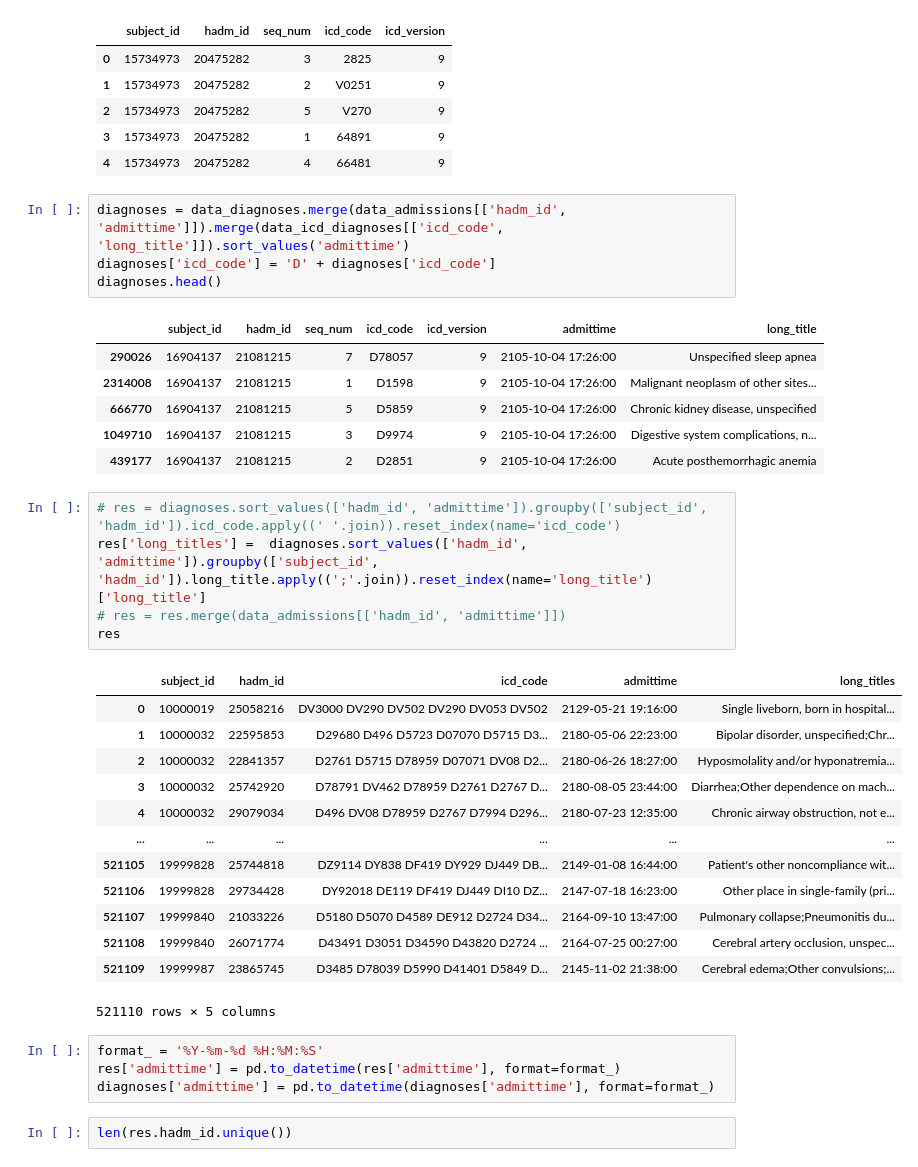
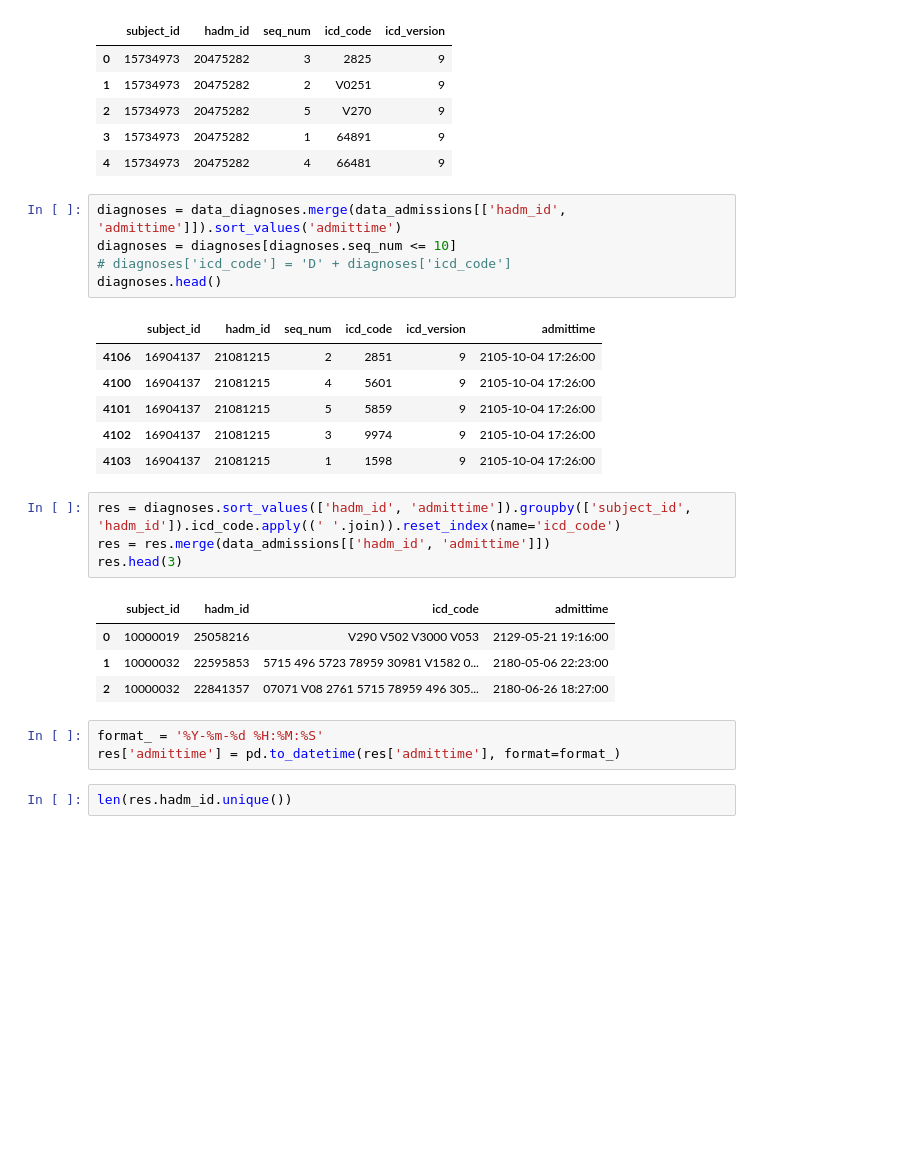
Before and after one commit to maslenkovas/aki_prediction, a Jupyter notebook: other/preprocessing.ipynb, the cells around one changed output. Saved outputs shown, nothing was run; the diff lists cells and outputs as text; blank space fills up the shorter version.

```diff
--- a/other/preprocessing.ipynb
+++ b/other/preprocessing.ipynb
@@ -1248,39 +1337,29 @@ data_diagnoses.head()
 | 3 | 15734973 | 20475282 | 1 | 64891 | 9 |
 | 4 | 15734973 | 20475282 | 4 | 66481 | 9 |
 # %%
-diagnoses = data_diagnoses.merge(data_admissions[['hadm_id', 'admittime']]).merge(data_icd_diagnoses[['icd_code', 'long_title']]).sort_values('admittime')
-diagnoses['icd_code'] = 'D' + diagnoses['icd_code']
+diagnoses = data_diagnoses.merge(data_admissions[['hadm_id', 'admittime']]).sort_values('admittime')
+diagnoses = diagnoses[diagnoses.seq_num <= 10]
+# diagnoses['icd_code'] = 'D' + diagnoses['icd_code']
 diagnoses.head()
 # %% [output]
-|  | subject_id | hadm_id | seq_num | icd_code | icd_version | admittime | long_title |
-| 290026 | 16904137 | 21081215 | 7 | D78057 | 9 | 2105-10-04 17:26:00 | Unspecified sleep apnea |
-| 2314008 | 16904137 | 21081215 | 1 | D1598 | 9 | 2105-10-04 17:26:00 | Malignant neoplasm of other sites... |
-| 666770 | 16904137 | 21081215 | 5 | D5859 | 9 | 2105-10-04 17:26:00 | Chronic kidney disease, unspecified |
-| 1049710 | 16904137 | 21081215 | 3 | D9974 | 9 | 2105-10-04 17:26:00 | Digestive system complications, n... |
-| 439177 | 16904137 | 21081215 | 2 | D2851 | 9 | 2105-10-04 17:26:00 | Acute posthemorrhagic anemia |
+|  | subject_id | hadm_id | seq_num | icd_code | icd_version | admittime |
+| 4106 | 16904137 | 21081215 | 2 | 2851 | 9 | 2105-10-04 17:26:00 |
+| 4100 | 16904137 | 21081215 | 4 | 5601 | 9 | 2105-10-04 17:26:00 |
+| 4101 | 16904137 | 21081215 | 5 | 5859 | 9 | 2105-10-04 17:26:00 |
+| 4102 | 16904137 | 21081215 | 3 | 9974 | 9 | 2105-10-04 17:26:00 |
+| 4103 | 16904137 | 21081215 | 1 | 1598 | 9 | 2105-10-04 17:26:00 |
 # %%
-# res = diagnoses.sort_values(['hadm_id', 'admittime']).groupby(['subject_id', 'hadm_id']).icd_code.apply((' '.join)).reset_index(name='icd_code')
-res['long_titles'] =  diagnoses.sort_values(['hadm_id', 'admittime']).groupby(['subject_id', 'hadm_id']).long_title.apply((';'.join)).reset_index(name='long_title')['long_title']
-# res = res.merge(data_admissions[['hadm_id', 'admittime']])
-res
+res = diagnoses.sort_values(['hadm_id', 'admittime']).groupby(['subject_id', 'hadm_id']).icd_code.apply((' '.join)).reset_index(name='icd_code')
+res = res.merge(data_admissions[['hadm_id', 'admittime']])
+res.head(3)
 # %% [output]
-|  | subject_id | hadm_id | icd_code | admittime | long_titles |
-| 0 | 10000019 | 25058216 | DV3000 DV290 DV502 DV290 DV053 DV502 | 2129-05-21 19:16:00 | Single liveborn, born in hospital... |
-| 1 | 10000032 | 22595853 | D29680 D496 D5723 D07070 D5715 D3... | 2180-05-06 22:23:00 | Bipolar disorder, unspecified;Chr... |
-| 2 | 10000032 | 22841357 | D2761 D5715 D78959 D07071 DV08 D2... | 2180-06-26 18:27:00 | Hyposmolality and/or hyponatremia... |
-| 3 | 10000032 | 25742920 | D78791 DV462 D78959 D2761 D2767 D... | 2180-08-05 23:44:00 | Diarrhea;Other dependence on mach... |
-| 4 | 10000032 | 29079034 | D496 DV08 D78959 D2767 D7994 D296... | 2180-07-23 12:35:00 | Chronic airway obstruction, not e... |
-| ... | ... | ... | ... | ... | ... |
-| 521105 | 19999828 | 25744818 | DZ9114 DY838 DF419 DY929 DJ449 DB... | 2149-01-08 16:44:00 | Patient's other noncompliance wit... |
-| 521106 | 19999828 | 29734428 | DY92018 DE119 DF419 DJ449 DI10 DZ... | 2147-07-18 16:23:00 | Other place in single-family (pri... |
-| 521107 | 19999840 | 21033226 | D5180 D5070 D4589 DE912 D2724 D34... | 2164-09-10 13:47:00 | Pulmonary collapse;Pneumonitis du... |
-| 521108 | 19999840 | 26071774 | D43491 D3051 D34590 D43820 D2724 ... | 2164-07-25 00:27:00 | Cerebral artery occlusion, unspec... |
-| 521109 | 19999987 | 23865745 | D3485 D78039 D5990 D41401 D5849 D... | 2145-11-02 21:38:00 | Cerebral edema;Other convulsions;... |
+|  | subject_id | hadm_id | icd_code | admittime |
+| 0 | 10000019 | 25058216 | V290 V502 V3000 V053 | 2129-05-21 19:16:00 |
+| 1 | 10000032 | 22595853 | 5715 496 5723 78959 30981 V1582 0... | 2180-05-06 22:23:00 |
+| 2 | 10000032 | 22841357 | 07071 V08 2761 5715 78959 496 305... | 2180-06-26 18:27:00 |
-521110 rows × 5 columns
 # %%
 format_ = '%Y-%m-%d %H:%M:%S'
 res['admittime'] = pd.to_datetime(res['admittime'], format=format_)
-diagnoses['admittime'] = pd.to_datetime(diagnoses['admittime'], format=format_)
 # %%
 len(res.hadm_id.unique())
 # %% [output]
```
Also changed, not shown: parts of 204 cells of this notebook, 2 other files.
